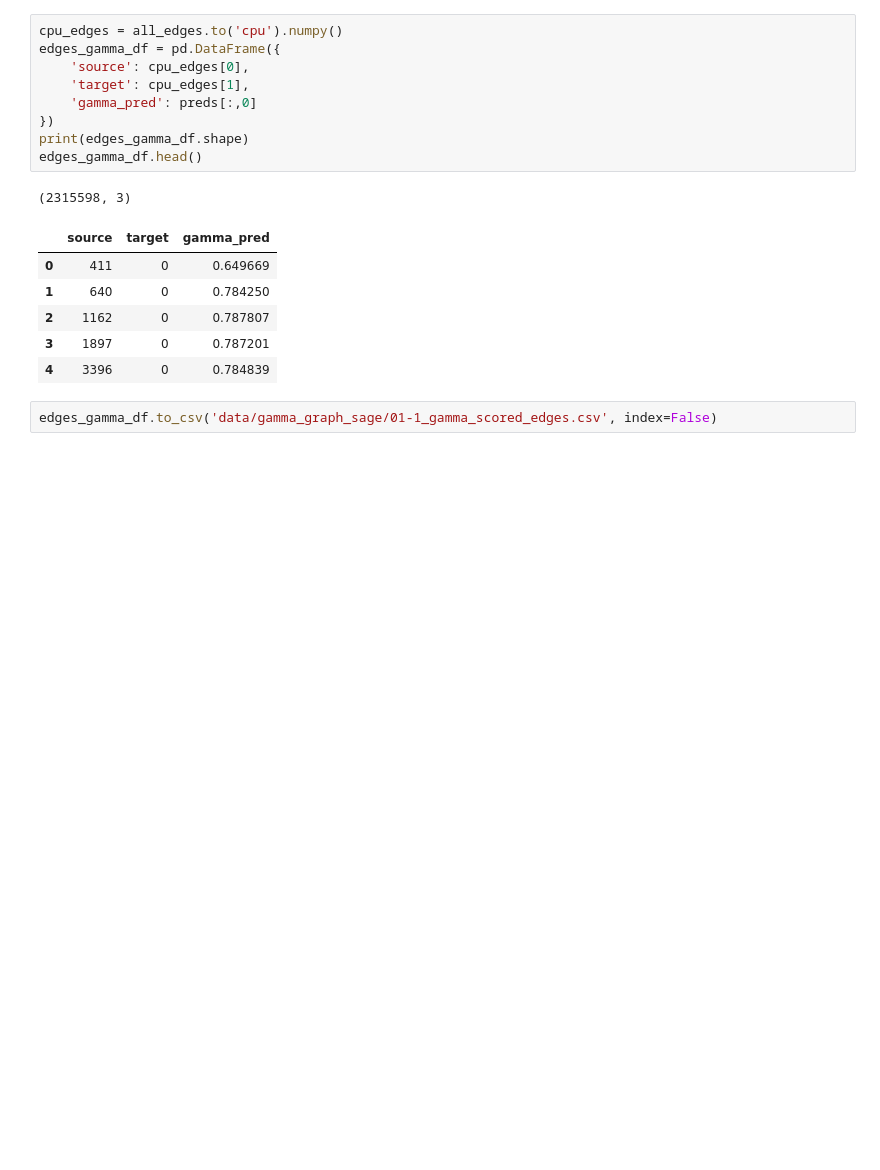
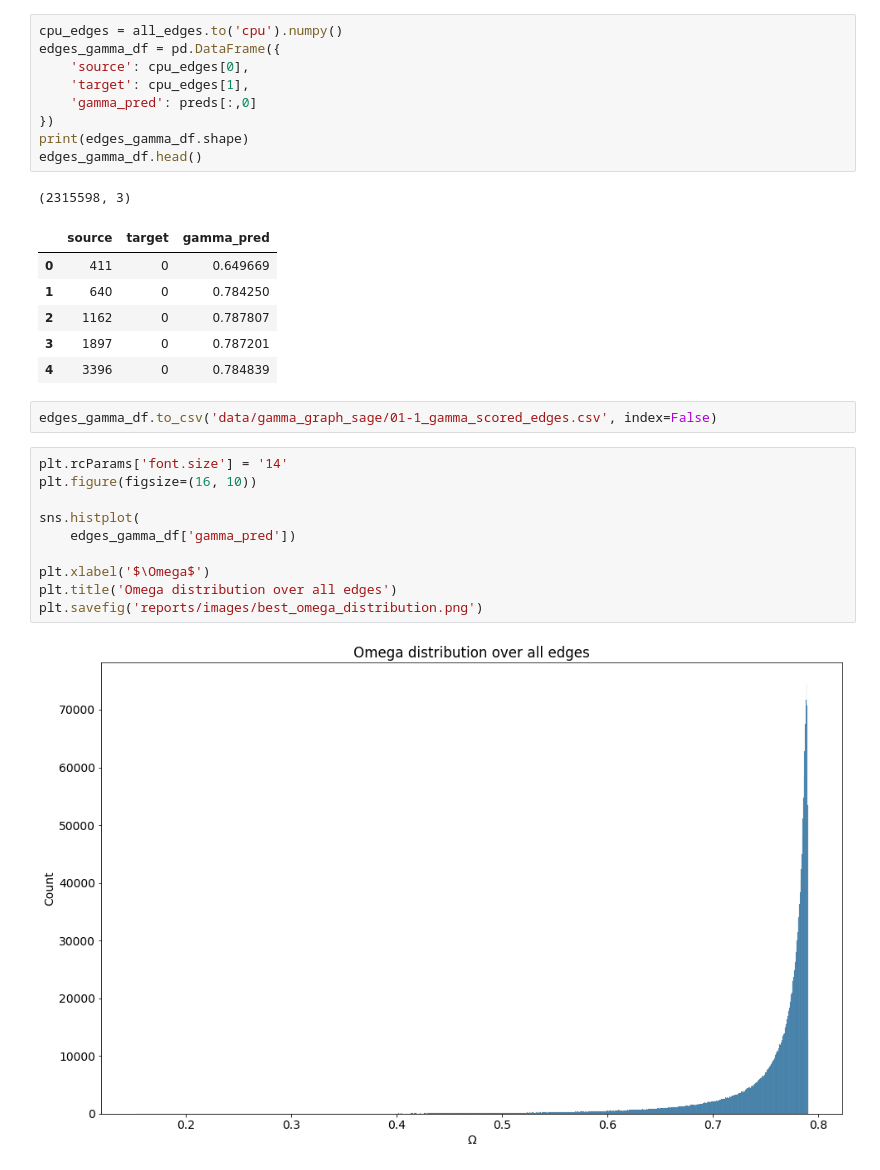
Before and after one commit to caiolmart/node-concordance, a Jupyter notebook: notebooks/gamma_function/01-1-positional_graph_sage_gamma_function.ipynb, the cells around one changed output. Saved outputs shown, nothing was run; the diff lists cells and outputs as text; blank space fills up the shorter version.

```diff
--- a/notebooks/gamma_function/01-1-positional_graph_sage_gamma_function.ipynb
+++ b/notebooks/gamma_function/01-1-positional_graph_sage_gamma_function.ipynb
@@ -264,3 +275,15 @@ edges_gamma_df.head()
 | 4 | 3396 | 0 | 0.784839 |
 # %%
 edges_gamma_df.to_csv('data/gamma_graph_sage/01-1_gamma_scored_edges.csv', index=False)
+# %%
+plt.rcParams['font.size'] = '14'
+plt.figure(figsize=(16, 10))
+
+sns.histplot(
+    edges_gamma_df['gamma_pred'])
+
+plt.xlabel('$\Omega$')
+plt.title('Omega distribution over all edges')
+plt.savefig('reports/images/best_omega_distribution.png')
+# %% [output]
+[figure, added]
```
Also changed, not shown: parts of 6 cells of this notebook.
